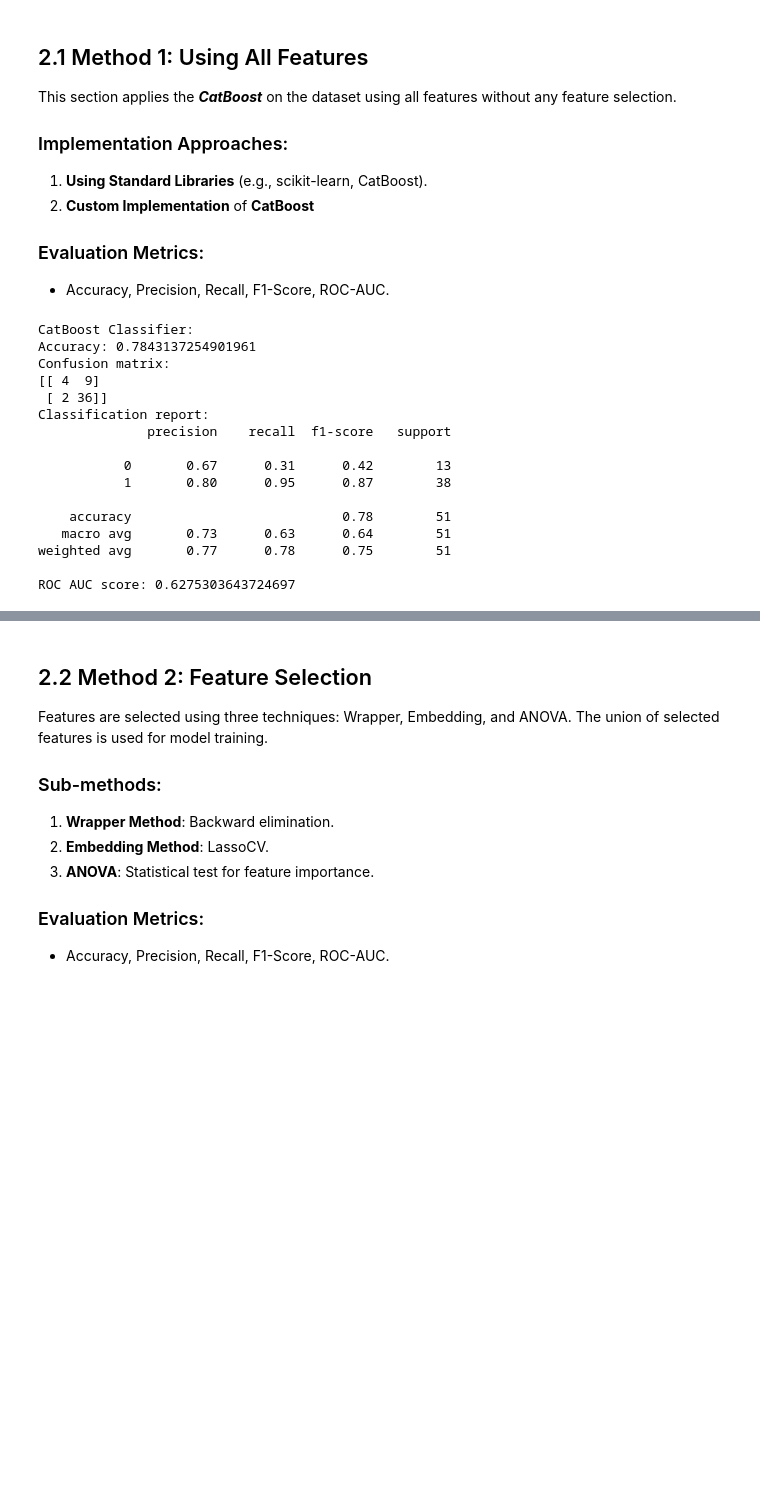
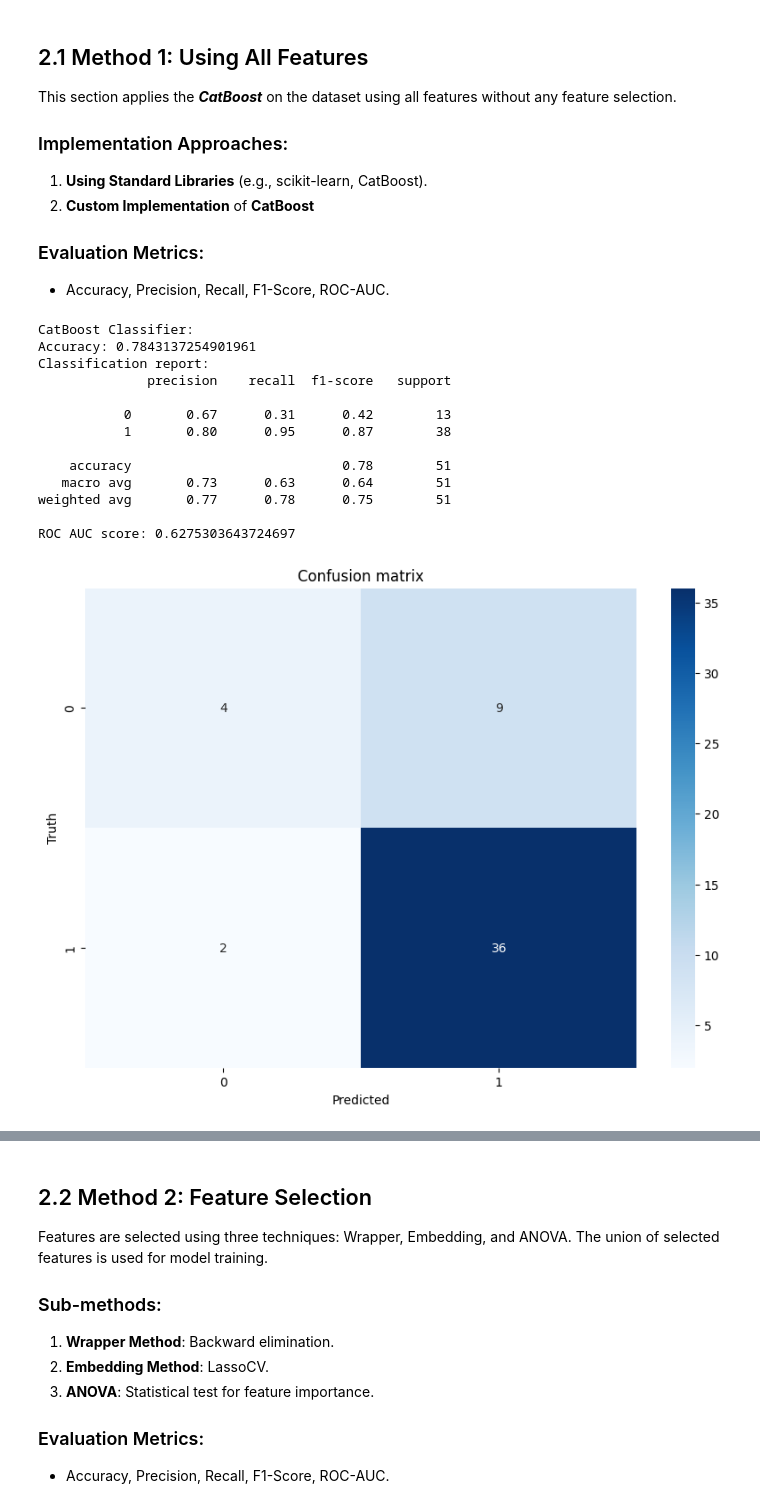
Before and after one commit to SecurDrgorP/ParkinsonML, a Jupyter notebook: ImplCatBoost.ipynb, the cells around one changed output, grey strips where cells are left out. Drawn from its saved outputs; the diff is of its cells as text; code cells hidden in the pictures; blank space fills up the shorter version.

```diff
--- a/ImplCatBoost.ipynb
+++ b/ImplCatBoost.ipynb
@@ -107,29 +107,35 @@ y_pred_all_cat = cat_all.predict(X_test)
 # %%
 # Evaluate the model
 
 print("CatBoost Classifier:")
 cat_all_accuracy = accuracy_score(y_test, y_pred_all_cat)
 print(f"Accuracy: {cat_all_accuracy}")
-print(f"Confusion matrix:\n{confusion_matrix(y_test, y_pred_all_cat)}")
-print(f"Classification report:\n{classification_report(y_test, y_pred_all_cat)}")
+cat_all_report = classification_report(y_test, y_pred_all_cat)
+print(f"Classification report:\n{cat_all_report}")
 print(f"ROC AUC score: {roc_auc_score(y_test, y_pred_all_cat)}")
+
+confusion_matrix_cat_all = confusion_matrix(y_test, y_pred_all_cat)
+plt.figure(figsize=(10, 7))
+sns.heatmap(confusion_matrix_cat_all, annot=True, cmap='Blues', fmt='g')
+plt.xlabel('Predicted')
+plt.ylabel('Truth')
+plt.title('Confusion matrix')
+plt.show()
 # %% [output]
 CatBoost Classifier:
 Accuracy: 0.7843137254901961
-Confusion matrix:
-[[ 4  9]
- [ 2 36]]
 Classification report:
               precision    recall  f1-score   support
 
            0       0.67      0.31      0.42        13
            1       0.80      0.95      0.87        38
 
     accuracy                           0.78        51
    macro avg       0.73      0.63      0.64        51
 weighted avg       0.77      0.78      0.75        51
 
 ROC AUC score: 0.6275303643724697
+[figure, added]
 # %%
 # train using catboostscratch
 
```
Also changed, not shown: parts of 6 cells of this notebook, 9 other files.
